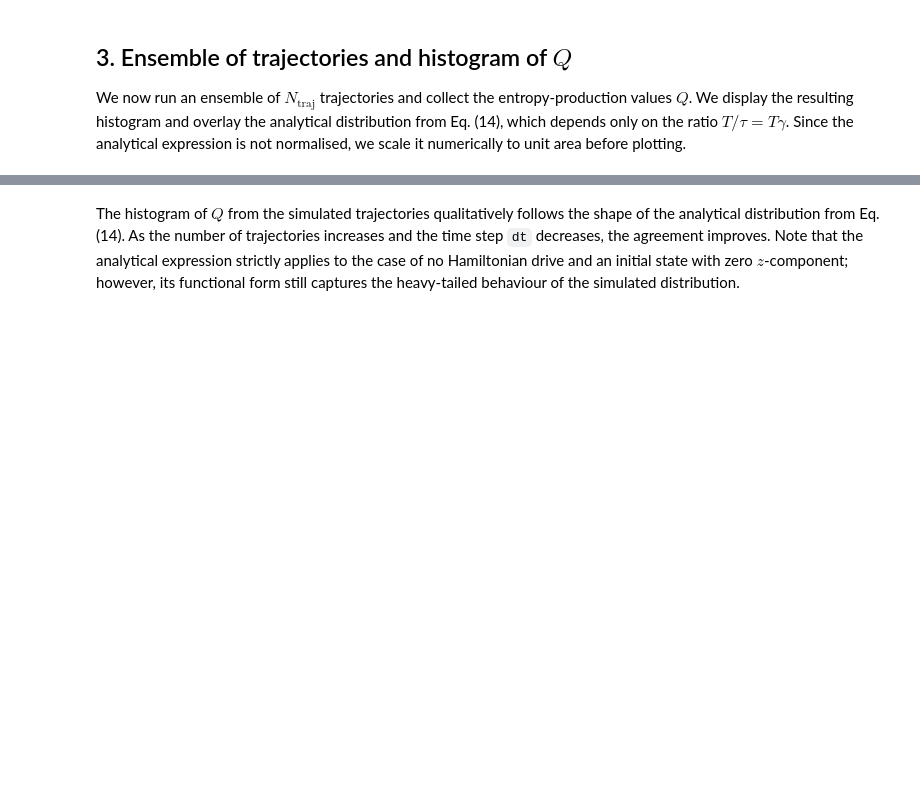
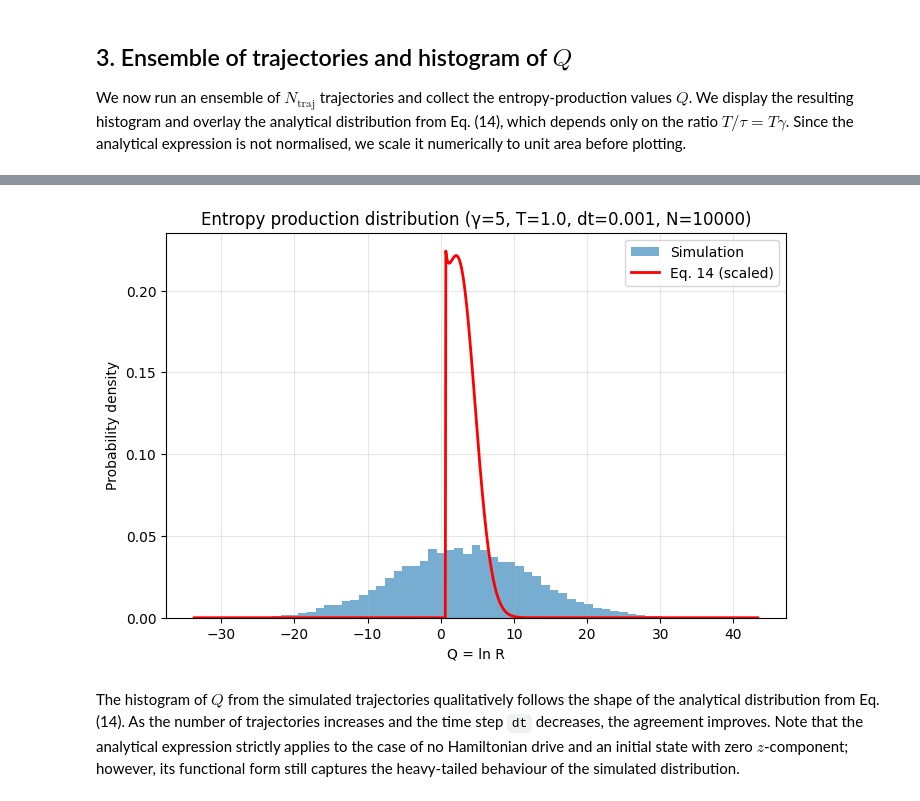
Before and after one commit to alonk-me/Quntum-measurment-model, a Jupyter notebook: sse_simulation/demo.ipynb, the cells around one changed output, grey strips where cells are left out. Drawn from its saved outputs; the diff is of its cells as text; code cells hidden in the pictures; blank space fills up the shorter version.

```diff
--- a/sse_simulation/demo.ipynb
+++ b/sse_simulation/demo.ipynb
@@ -101,2 +101,37 @@ plt.show()
+# %%
+# Initialize with σ_z measurement instead of projector
+from sse import sigma_z
+
+
+sim2 = SingleQubitSSE(gamma=gamma, dt=dt, T=T, meas_op=sigma_z())
+# Number of trajectories in the ensemble
+n_traj = 10000
+
+# Run the ensemble
+_, Q_vals = sim2.run_ensemble(psi0, n_traj)
+
+# Plot histogram
+fig, ax = plt.subplots(figsize=(8, 5))
+counts, edges, _ = ax.hist(Q_vals, bins='auto', density=True, alpha=0.6, label='Simulation')
+
+# Analytical distribution on the same range
+x_min, x_max = edges[0], edges[-1]
+x_grid = np.linspace(x_min, x_max, 1000)
+P = eq14_distribution(x_grid, gamma=gamma, T=T)
+# Renormalise numerically
+area = np.trapezoid(P, x_grid)
+P_norm = P / area if area > 0 else P
+
+# Plot analytical curve
+ax.plot(x_grid, P_norm, 'r-', lw=2, label='Eq. 14 (scaled)')
+
+ax.set_xlabel('Q = ln R')
+ax.set_ylabel('Probability density')
+ax.set_title(f'Entropy production distribution (γ={gamma}, T={T}, dt={dt}, N={n_traj})')
+ax.legend()
+ax.grid(alpha=0.3)
+plt.show()
+# %% [output]
+[figure, added]
 # %% [markdown]
 The histogram of $Q$ from the simulated trajectories qualitatively follows the shape of the analytical distribution from Eq. (14). As the number of trajectories increases and the time step `dt` decreases, the agreement improves. Note that the analytical expression strictly applies to the case of no Hamiltonian drive and an initial state with zero $z$-component; however, its functional form still captures the heavy-tailed behaviour of the simulated distribution.
```
Also changed, not shown: parts of 2 cells of this notebook, 1 other file.
